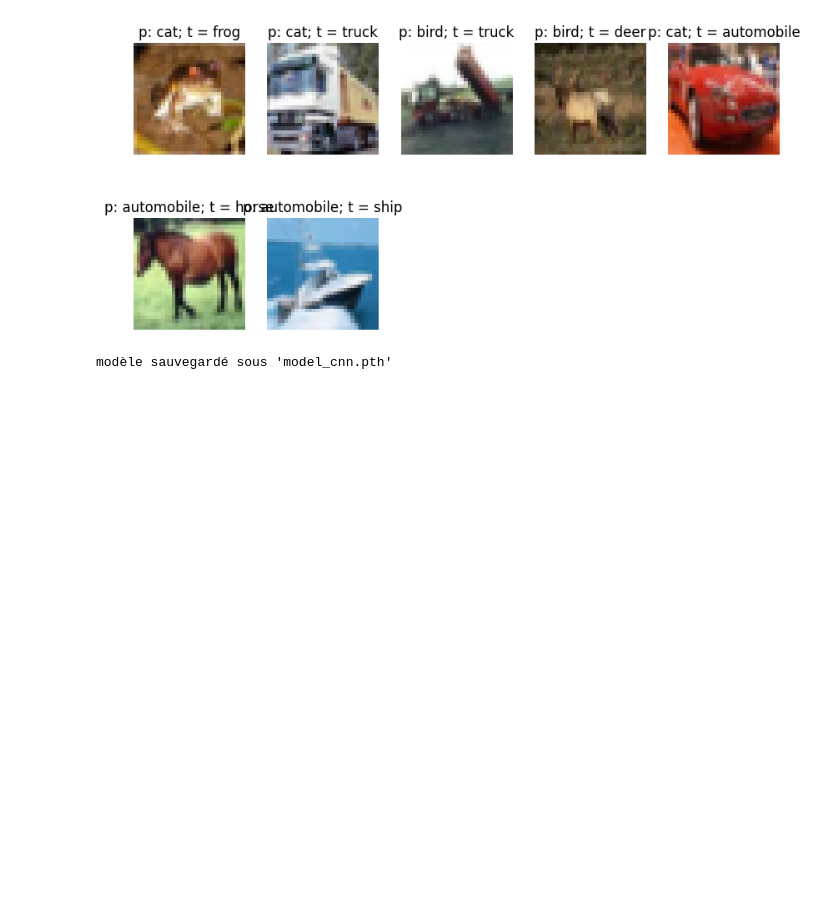
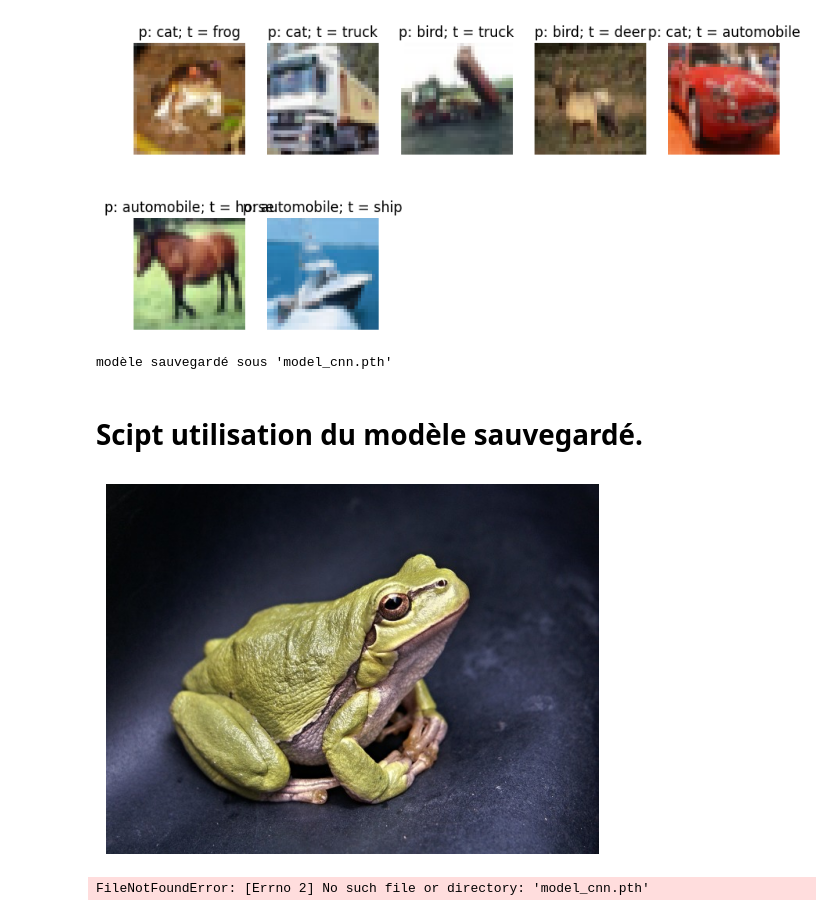
Before and after one commit to maxence-depire/init-tools-ai4industry, a Jupyter notebook: bonusPyTorch.ipynb, the cells around one changed output. Drawn from its saved outputs; the diff is of its cells as text; code cells hidden in the pictures; blank space fills up the shorter version.

Commit message:
Update pyTorch notebook

```diff
--- a/bonusPyTorch.ipynb
+++ b/bonusPyTorch.ipynb
@@ -559,3 +559,66 @@ batch accuracy : 0.30
 /nprécsion sur le jeu de test : 30.00%
 [figure]
 modèle sauvegardé sous 'model_cnn.pth'
+# %% [markdown]
+# Scipt utilisation du modèle sauvegardé.
+# %%
+from PIL import Image
+import torch
+import torchvision.transforms as transforms
+import matplotlib.pyplot as plt
+
+class CNN(nn.Module):
+    def __init__(self):
+        super(CNN, self).__init__()
+        self.conv1 = nn.Conv2d(3, 32, kernel_size=3, stride=1, padding=1)
+        self.conv2 = nn.Conv2d(32, 64, kernel_size=3, stride=1, padding=1)
+        self.pool = nn.MaxPool2d(kernel_size=2, stride=2, padding=0)
+        self.fc1 = nn.Linear(64 * 8 * 8, 128)
+        self.fc2 = nn.Linear(128, 10)
+
+    def forward(self, x):
+        x = torch.relu(self.conv1(x))
+        x = self.pool(torch.relu(self.conv2(x)))
+        x = x.view(-1, 64 * 8 * 8)
+        x = torch.relu(self.fc1(x))
+        x = self.fc2(x)
+        return x
+
+# Charger l'image
+image_path = "frog.jpg" # Remplacez par le chemin de votre image
+image = Image.open(image_path)
+
+
+# Afficher l'image originale
+plt.imshow(image)
+plt.axis("off")
+plt.show()
+
+
+# Définir les transformations (identiques à celles utilisées pour entraîner le modèle)
+transform = transforms.Compose([
+    transforms.ToTensor(),
+    transforms.Normalize((0.5, 0.5, 0.5), (0.5, 0.5, 0.5)) # Normalisation entre -1 et 1
+])
+
+# Transformer l'image
+input_image = transform(image).unsqueeze(0) # Ajouter une dimension batch
+
+# Charger le modèle
+model = CNN() # Assurez-vous que la classe CNN est définie ou importée
+model.load_state_dict(torch.load("model.cnn.pth"))
+model.eval() # Mode évaluation
+
+# Faire une prédiction
+with torch.no_grad():
+    output = model(input_image) # input_image doit avoir une dimension batch (shape [1, 3, H, W])
+    _, predicted = torch.max(output, 1) # Prédire la classe avec la plus grande probabilité
+
+# `predicted` est un tenseur contenant une seule prédiction. Extraire sa valeur.
+predicted_class = predicted[0].item() # Obtenir l'index de la classe prédite
+
+# Afficher la classe prédite
+print(f"Classe prédite : {class_names[predicted_class]}")
+# %% [output]
+[figure, added]
+FileNotFoundError: [Errno 2] No such file or directory: 'model_cnn.pth'
```
Also changed, not shown: 1 other file.
